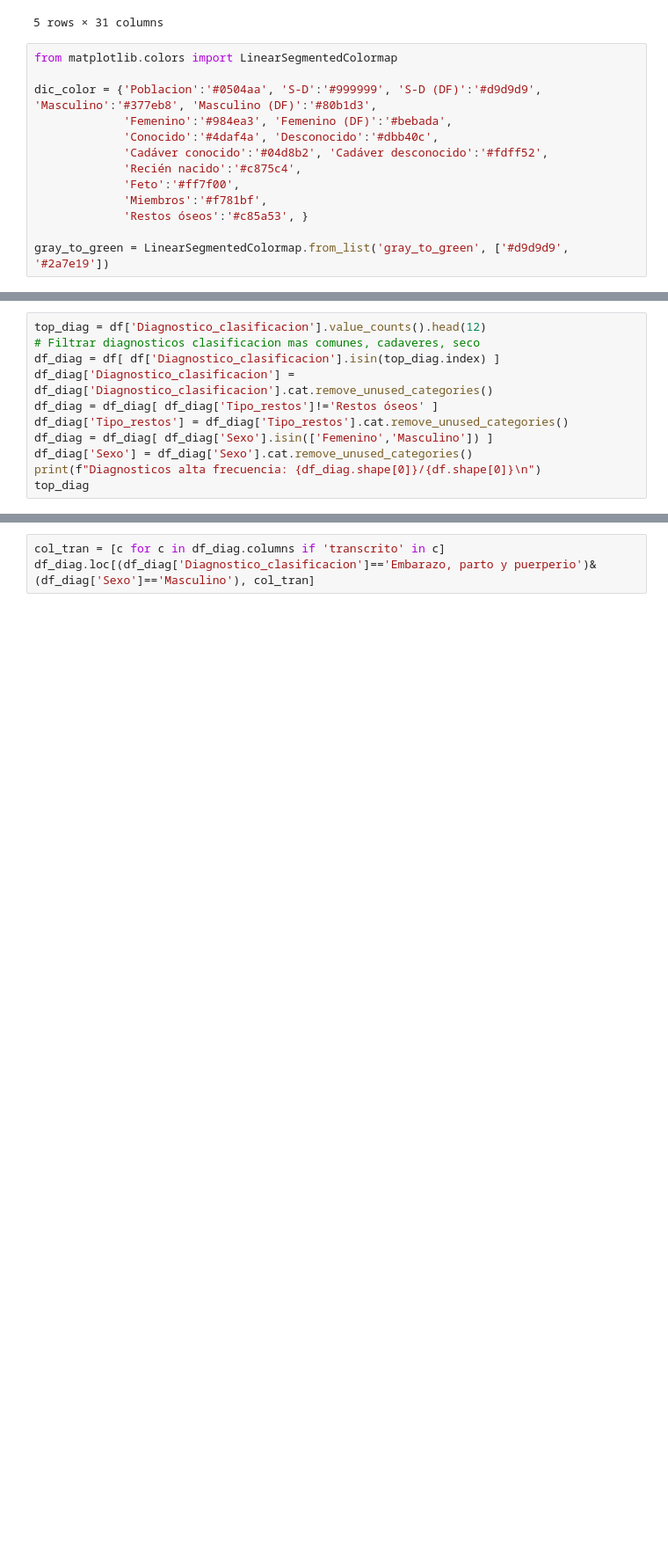
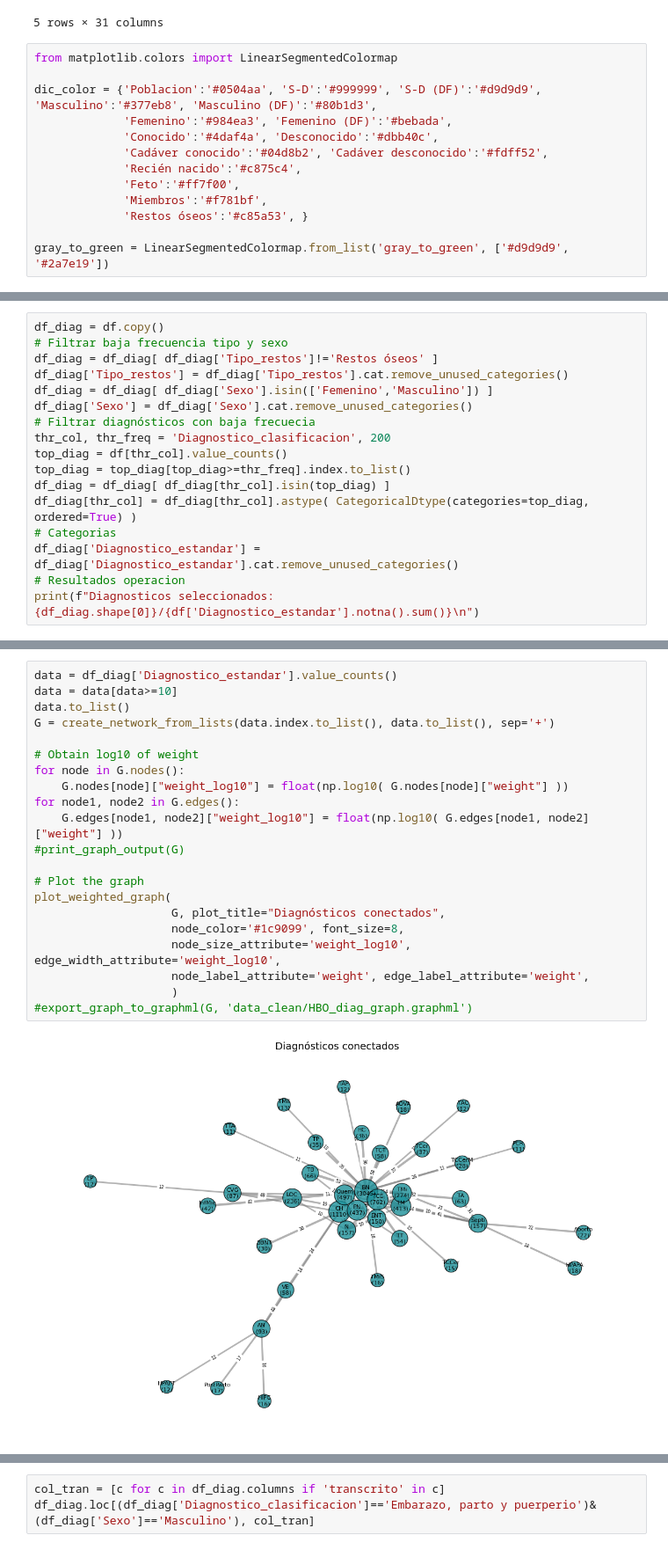
Before and after one commit to mar-esther23/SEMEFO_busqueda, a Jupyter notebook: HBO_analisis_diag.ipynb, the cells around one changed output, grey strips where cells are left out. Shown at 88% size. Drawn from its saved outputs; the diff is of its cells as text; blank space fills up the shorter version.

```diff
--- a/HBO_analisis_diag.ipynb
+++ b/HBO_analisis_diag.ipynb
@@ -60,12 +64,18 @@ Diagnóstico,  clasificación,  red concurrencia, por tipo restos,  edad,  sexo,
 # %%
-top_diag = df['Diagnostico_clasificacion'].value_counts().head(12)
-# Filtrar diagnosticos clasificacion mas comunes, cadaveres, seco
-df_diag = df[ df['Diagnostico_clasificacion'].isin(top_diag.index) ]
-df_diag['Diagnostico_clasificacion'] = df_diag['Diagnostico_clasificacion'].cat.remove_unused_categories()
+df_diag = df.copy()
+# Filtrar baja frecuencia tipo y sexo
 df_diag = df_diag[ df_diag['Tipo_restos']!='Restos óseos' ]
 df_diag['Tipo_restos'] = df_diag['Tipo_restos'].cat.remove_unused_categories()
 df_diag = df_diag[ df_diag['Sexo'].isin(['Femenino','Masculino']) ]
 df_diag['Sexo'] = df_diag['Sexo'].cat.remove_unused_categories()
-print(f"Diagnosticos alta frecuencia: {df_diag.shape[0]}/{df.shape[0]}\n")
-top_diag
+# Filtrar diagnósticos con baja frecuecia
+thr_col, thr_freq = 'Diagnostico_clasificacion', 200
+top_diag = df[thr_col].value_counts()
+top_diag = top_diag[top_diag>=thr_freq].index.to_list()
+df_diag = df_diag[ df_diag[thr_col].isin(top_diag) ]
+df_diag[thr_col] = df_diag[thr_col].astype( CategoricalDtype(categories=top_diag, ordered=True) )
+# Categorias
+df_diag['Diagnostico_estandar'] = df_diag['Diagnostico_estandar'].cat.remove_unused_categories()
+# Resultados operacion
+print(f"Diagnosticos seleccionados: {df_diag.shape[0]}/{df['Diagnostico_estandar'].notna().sum()}\n")
 # %% [output]
@@ -146,0 +159,23 @@ export_networkx_to_yed(G, 'data_clean/HBO_diag_graph.graphml')
+# %%
+data = df_diag['Diagnostico_estandar'].value_counts()
+data = data[data>=10]
+data.to_list()
+G = create_network_from_lists(data.index.to_list(), data.to_list(), sep='+')
+
+# Obtain log10 of weight
+for node in G.nodes():
+    G.nodes[node]["weight_log10"] = float(np.log10( G.nodes[node]["weight"] ))
+for node1, node2 in G.edges():
+    G.edges[node1, node2]["weight_log10"] = float(np.log10( G.edges[node1, node2]["weight"] ))
+#print_graph_output(G)
+
+# Plot the graph
+plot_weighted_graph(
+                    G, plot_title="Diagnósticos conectados",
+                    node_color='#1c9099', font_size=8,
+                    node_size_attribute='weight_log10', edge_width_attribute='weight_log10',
+                    node_label_attribute='weight', edge_label_attribute='weight',
+                    )
+#export_graph_to_graphml(G, 'data_clean/HBO_diag_graph.graphml')
+# %% [output]
+[figure, added]
```
Also changed, not shown: parts of 35 cells of this notebook, 16 other files.
